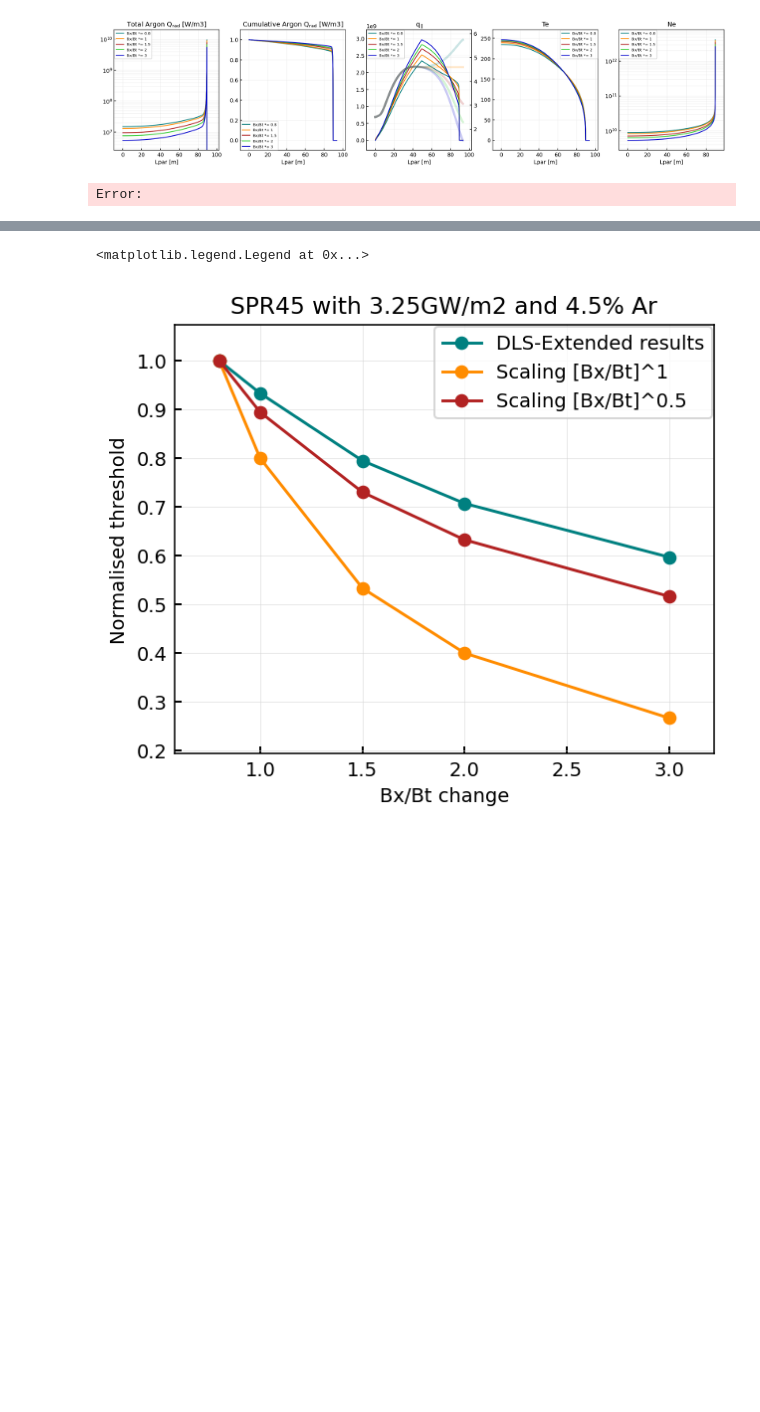
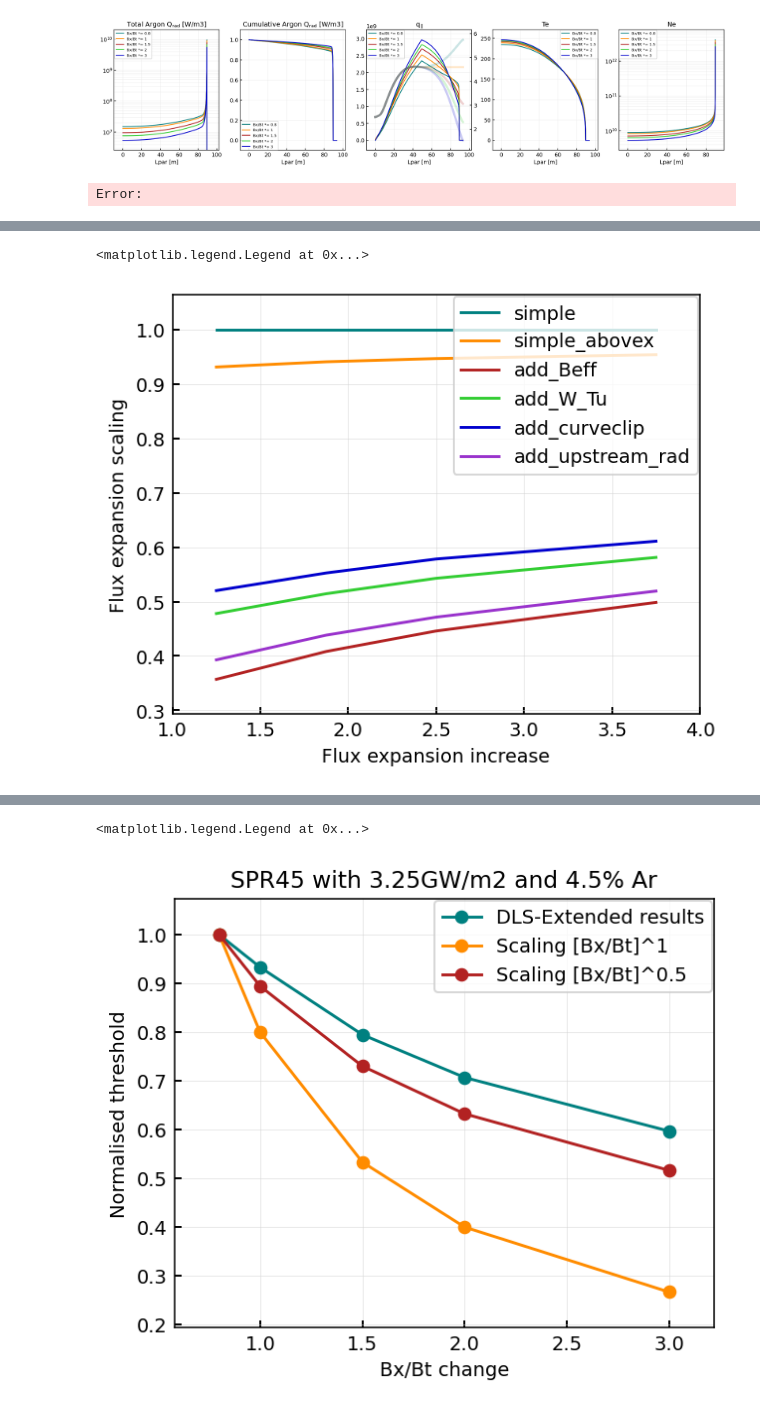
Before and after one commit to mikekryjak/notebooks, a Jupyter notebook: DLS/STEP/2024-09-13 - BxBt and Lc scaling for new SPR45.ipynb, the cells around one changed output, grey strips where cells are left out. Saved outputs shown, nothing was run; the diff lists cells and outputs as text; code cells hidden in the pictures; blank space fills up the shorter version.

```diff
--- a/DLS/STEP/2024-09-13 - BxBt and Lc scaling for new SPR45.ipynb
+++ b/DLS/STEP/2024-09-13 - BxBt and Lc scaling for new SPR45.ipynb
@@ -343,0 +336,5 @@ Error:
+# %%
+profiles = store_profiles["BxBt"]
+stores = store_stores["BxBt"]
+
+df = get_detachment_scalings(profiles, stores)
@@ -343,0 +371,18 @@ Error:
+# %%
+scaling = df / df.iloc[0,:]
+out = pd.DataFrame()
+out["param"] = profiles.keys()
+out["param_rel"] = out["param"] / out["param"].iloc[0]
+out["simple"] = (df["BxBt"]/df["BxBt"][0])**(-1) * (df["L"]/df["L"][0])**(-2/7) * (df["avgB_ratio"]/df["avgB_ratio"])**(2/7)
+out["simple_abovex"] = (scaling["Bf"]) * (scaling["W_Tu_simple"])
+out["add_Beff"] = (scaling["Btot_eff"]) * (scaling["W_Tu_simple"])
+out["add_W_Tu"] = (scaling["Btot_eff"]) * (scaling["W_Tu"])
+out["add_curveclip"] = (scaling["Btot_eff"]) * (scaling["W_Tu"]) * (scaling["int_TLz_dt"])
+out["add_upstream_rad"] = (scaling["Btot_eff"]) * (scaling["W_Tu"]) * (scaling["int_TLz_dt"]) * (scaling["int_qoverBsq_dt"])
+
+# out /= out.iloc[0]
+
+# for col in out.drop("param", axis = 1):
+#     out[col] = np.log(out["param_rel"]) / np.log(out[col])
+
+out
@@ -343,0 +396,23 @@ Error:
+# %%
+dflog = out.copy().drop("param", axis = 1)
+dflog["param_rel"] = np.log(dflog["param_rel"])
+
+for col in dflog.drop("param_rel", axis = 1).columns:
+
+    dflog[col] = np.log(1/dflog[col])
+    dflog[col] /= dflog["param_rel"]
+
+dflog["param_rel"] = out["param_rel"]
+dflog = dflog.iloc[1:]
+dflog
+
+fig, ax = plt.subplots()
+for param in dflog.drop("param_rel", axis = 1).columns:
+    ax.plot(dflog["param_rel"], dflog[param], label = param)
+
+ax.set_xlabel("Flux expansion increase")
+ax.set_ylabel("Flux expansion scaling")
+ax.legend()
+# %% [output]
+<matplotlib.legend.Legend at 0x...>
+[figure, added]
```
Also changed, not shown: parts of 23 cells of this notebook, 15 other files.
